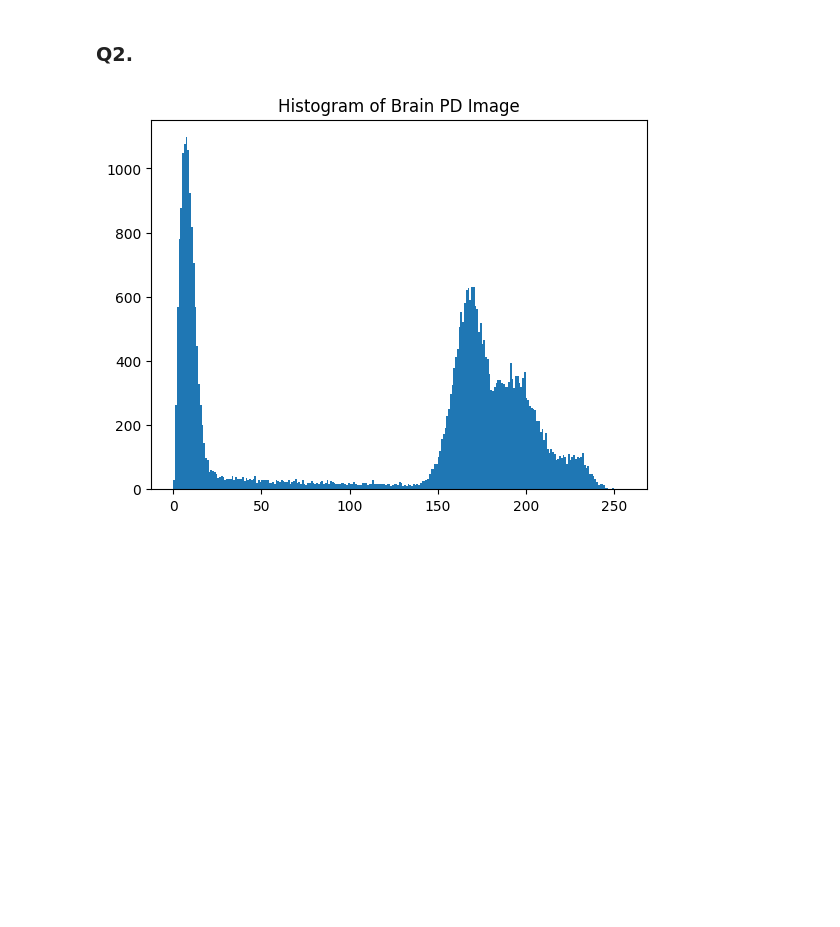
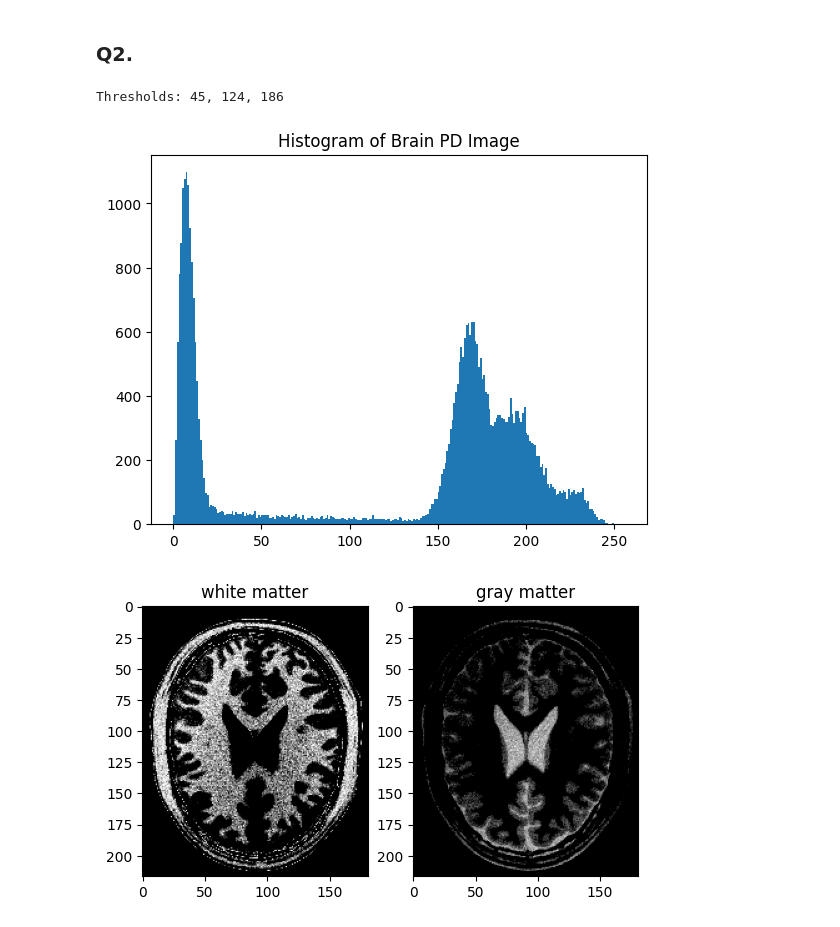
Before and after one commit to jaindusamaranayaka/EN3160-A01-Intensity-Transformations-and-Neighborhood-Filtering, a Jupyter notebook: code_notebook.ipynb, the cells around one changed output. Drawn from its saved outputs; the diff is of its cells as text; code cells hidden in the pictures; blank space fills up the shorter version.

```diff
--- a/code_notebook.ipynb
+++ b/code_notebook.ipynb
@@ -62,10 +62,33 @@ plt.show()
 # %% [markdown]
 ### Q2.
 # %%
+from skimage.filters import threshold_multiotsu
+
 brain_img = cv2.imread(r'C:\Users\Jaindu Samaranayaka\Documents\Semester_5\CV\intensity transformation and spatial filtering\figures\fig2.png', cv2.IMREAD_GRAYSCALE)
 
+thresholds = threshold_multiotsu(brain_img, classes=4)
+t1, t2, t3 = thresholds
+
+print(f"Thresholds: {t1}, {t2}, {t3}")
 plt.hist(brain_img.ravel(), bins=256, range=[0,256])
 plt.title('Histogram of Brain PD Image')
 plt.show()
 # %% [output]
+Thresholds: 45, 124, 186
 [figure]
+# %%
+breakpointwhite=[(0, 0), (124, 0), (155, 255), (186, 0), (255, 0)]
+breakpointgray=[(0, 0), (186, 0), (255, 255)]
+
+t_im_white=intensity_transformation(brain_img,breakpointwhite)
+t_im_gray=intensity_transformation(brain_img,breakpointgray)
+
+plt.subplot(1,2,1)
+plt.imshow(t_im_white,cmap='gray',vmin=0,vmax=255)
+plt.title("white matter")
+plt.subplot(1,2,2)
+plt.imshow(t_im_gray,cmap='gray',vmin=0,vmax=255)
+plt.title("gray matter")
+plt.show()
+# %% [output]
+[figure, added]
```
Also changed, not shown: parts of 4 cells of this notebook.
